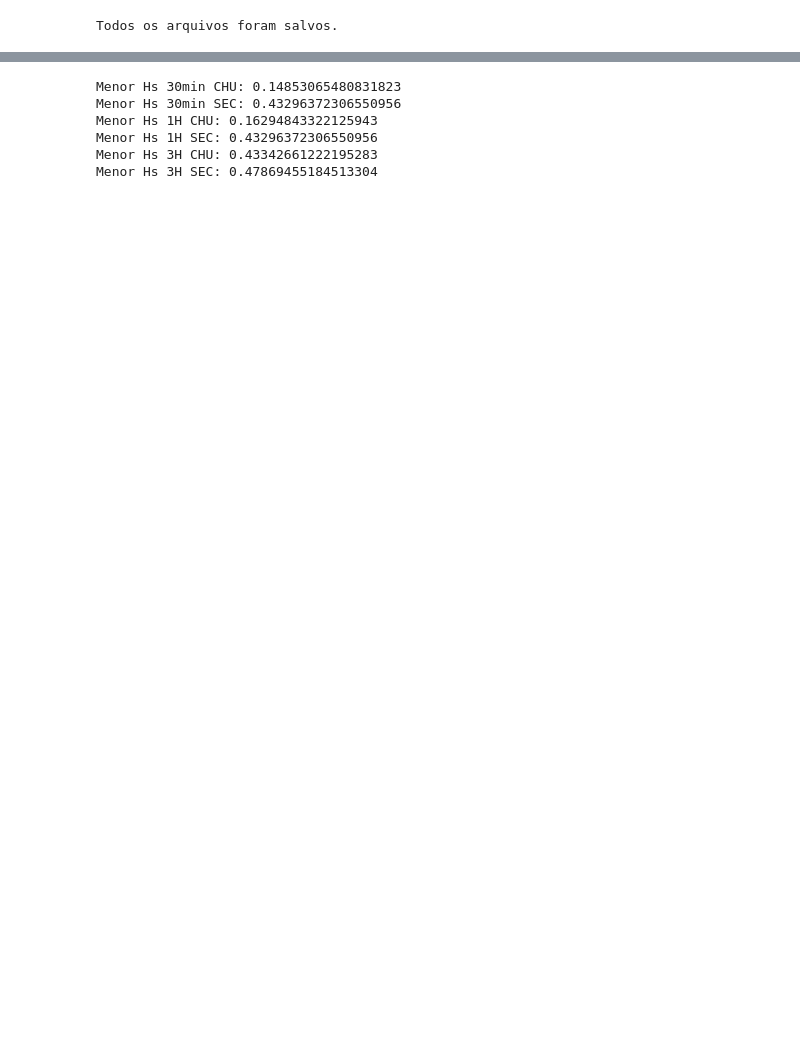
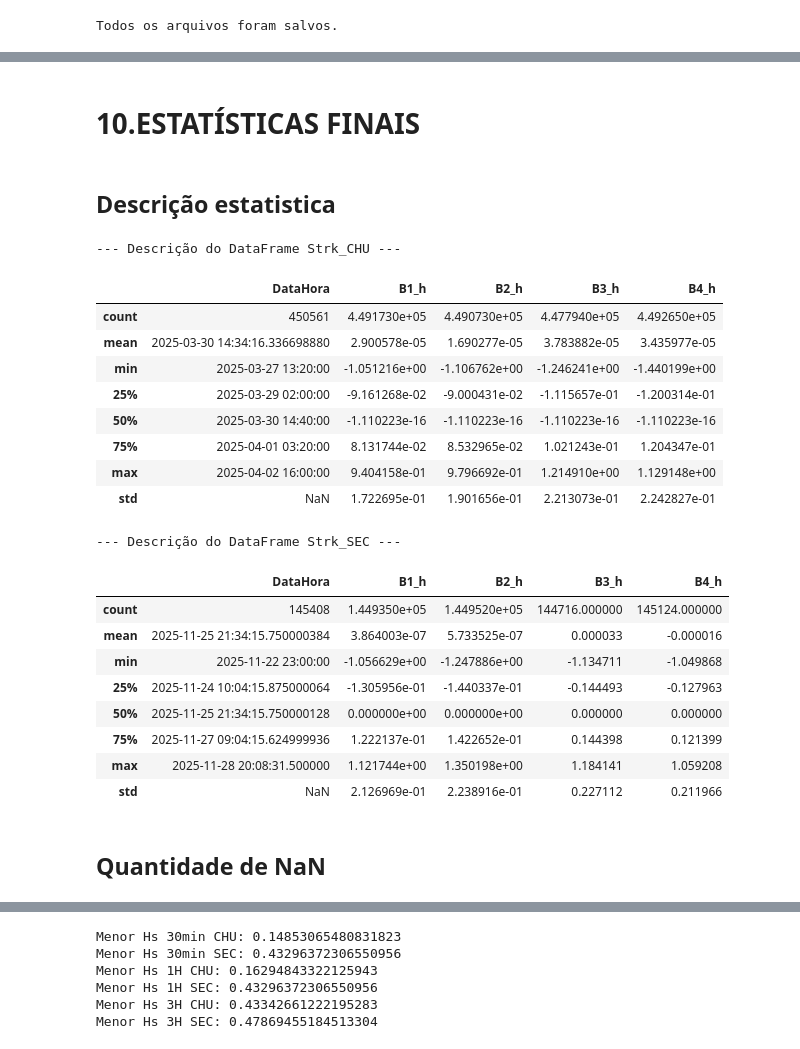
Before and after one commit to zydanne-costa/Ondas_ADCP_SCO_Mar_Nov_2025, a Jupyter notebook: main_strk.ipynb, the cells around one changed output, grey strips where cells are left out. Drawn from its saved outputs; the diff is of its cells as text; code cells hidden in the pictures; blank space fills up the shorter version.

Commit message:
Atualização braba de organização de dados

```diff
--- a/main_strk.ipynb
+++ b/main_strk.ipynb
@@ -28,18 +36,7 @@ def window(N, wt):
     if wt[:4] == 'rect':
         w = np.ones(N)
 
-    elif wt[:4] == 'tria':
-        m = nn // 2
-        w = np.arange(0, m + 1) / m
-        w = np.concatenate([w, w[::-1][1:]])
-
-    elif wt[:4] == 'hann':
-        w = 0.5 * (1 - np.cos(pn))
-
-    elif wt[:4] == 'hamm':
-        w = 0.54 - 0.46 * np.cos(pn)
-
-    elif wt[:4] == 'blac':
+    elif wt[:4] == 'blac': # blackman Window (filtro)
         w = (
             0.42
             - 0.5 * np.cos(pn)
@@ -49,4 +46,6 @@ def window(N, wt):
     else:
         raise ValueError('Tipo de janela inválido')
 
-    return w
+    return w # w = vetor de pesos
+
+    # redução dos ruídos, efeitos de borda e suavização
@@ -101,7 +107,7 @@ def processar_strk(
     caminho_pasta,
     nome_saida
 ):
-
+    # leitura dos arquivos .txt
     arquivos = sorted(
         glob(
             os.path.join(
@@ -122,14 +128,14 @@ def processar_strk(
         # =================================================
 
         data_str = (
-            nome_arquivo
+            nome_arquivo # extraio a data a partir do nome com AA/MM/DD/HH:MM:ss:mm
             .replace('STrk', '')
             .replace('.txt', '')
         )
 
         data_inicial = pd.to_datetime(
             data_str,
-            format='%Y%m%d%H%M%S%f'
+            format='%Y%m%d%H%M%S%f' # isso define o inicio do arquivo
         )
 
         # =================================================
@@ -139,7 +145,7 @@ def processar_strk(
         dados = np.loadtxt(
             arq,
             comments='%'
-        )
+        ) # lendo os arquivos e separando por coluna
 
         # garantir matriz Nx4
         if dados.ndim == 1:
@@ -189,7 +195,7 @@ def processar_strk(
             dados[col] = (
                 dados[col]
                 .interpolate(
-                    limit=4
+                    limit=4 # interpola até 2 segundos de falha
                 )
             )
 
@@ -197,12 +203,12 @@ def processar_strk(
         # REMOVER MARÉ
         # =================================================
 
-        dados['B1_h'] = (
+        dados['B1_h'] = ( # n amostral
             dados['B1_m']
-            - weim(
+            - weim( # sinal de maré sendo subtraidos do n amostral
                 275,
                 'blac',
-                dados['B1_m']
+                dados['B1_m'] # o resultado é o sinal de ondas (n_wave = n_amostral - n_maré)
             )
         )
 
@@ -287,14 +293,14 @@ def processar_strk(
     # CORTES TEMPORAIS
     # =====================================================
 
-    if nome_saida == 'Strk_CHU':
+    if nome_saida == 'Strk_CHU': # chuvoso
 
         inicio = pd.to_datetime(
             '2025-03-27 13:20:00'
         )
 
         fim = pd.to_datetime(
-            '2025-04-02 16:00:00'
+            '2025-04-02 16:00:00' # 6 dias 2 h e 40 min / 146,66 horas
         )
 
         df_final = df_final[
@@ -316,7 +322,7 @@ def processar_strk(
         )
 
         fim = pd.to_datetime(
-            '2025-11-30 09:00:00'
+            '2025-11-30 09:00:00' # 7 dias e 15 horas
         )
 
         df_final = df_final[
@@ -1354 +1308,34 @@ plt.show()
+# %% [markdown]
+# 10.ESTATÍSTICAS FINAIS
+# %% [markdown]
+## Descrição estatistica
+# %%
+print('--- Descrição do DataFrame Strk_CHU ---')
+display(Strk_CHU.describe(include='all'))
+
+print('\n--- Descrição do DataFrame Strk_SEC ---')
+display(Strk_SEC.describe(include='all'))
+# %% [output]
+--- Descrição do DataFrame Strk_CHU ---
+|  | DataHora | B1_h | B2_h | B3_h | B4_h |
+| count | 450561 | 4.491730e+05 | 4.490730e+05 | 4.477940e+05 | 4.492650e+05 |
+| mean | 2025-03-30 14:34:16.336698880 | 2.900578e-05 | 1.690277e-05 | 3.783882e-05 | 3.435977e-05 |
+| min | 2025-03-27 13:20:00 | -1.051216e+00 | -1.106762e+00 | -1.246241e+00 | -1.440199e+00 |
+| 25% | 2025-03-29 02:00:00 | -9.161268e-02 | -9.000431e-02 | -1.115657e-01 | -1.200314e-01 |
+| 50% | 2025-03-30 14:40:00 | -1.110223e-16 | -1.110223e-16 | -1.110223e-16 | -1.110223e-16 |
+| 75% | 2025-04-01 03:20:00 | 8.131744e-02 | 8.532965e-02 | 1.021243e-01 | 1.204347e-01 |
+| max | 2025-04-02 16:00:00 | 9.404158e-01 | 9.796692e-01 | 1.214910e+00 | 1.129148e+00 |
+| std | NaN | 1.722695e-01 | 1.901656e-01 | 2.213073e-01 | 2.242827e-01 |
+--- Descrição do DataFrame Strk_SEC ---
+|  | DataHora | B1_h | B2_h | B3_h | B4_h |
+| count | 145408 | 1.449350e+05 | 1.449520e+05 | 144716.000000 | 145124.000000 |
+| mean | 2025-11-25 21:34:15.750000384 | 3.864003e-07 | 5.733525e-07 | 0.000033 | -0.000016 |
+| min | 2025-11-22 23:00:00 | -1.056629e+00 | -1.247886e+00 | -1.134711 | -1.049868 |
+| 25% | 2025-11-24 10:04:15.875000064 | -1.305956e-01 | -1.440337e-01 | -0.144493 | -0.127963 |
+| 50% | 2025-11-25 21:34:15.750000128 | 0.000000e+00 | 0.000000e+00 | 0.000000 | 0.000000 |
+| 75% | 2025-11-27 09:04:15.624999936 | 1.222137e-01 | 1.422652e-01 | 0.144398 | 0.121399 |
+| max | 2025-11-28 20:08:31.500000 | 1.121744e+00 | 1.350198e+00 | 1.184141 | 1.059208 |
+| std | NaN | 2.126969e-01 | 2.238916e-01 | 0.227112 | 0.211966 |
+# %% [markdown]
+## Quantidade de NaN
 # %%
```
Also changed, not shown: parts of 52 cells of this notebook.
